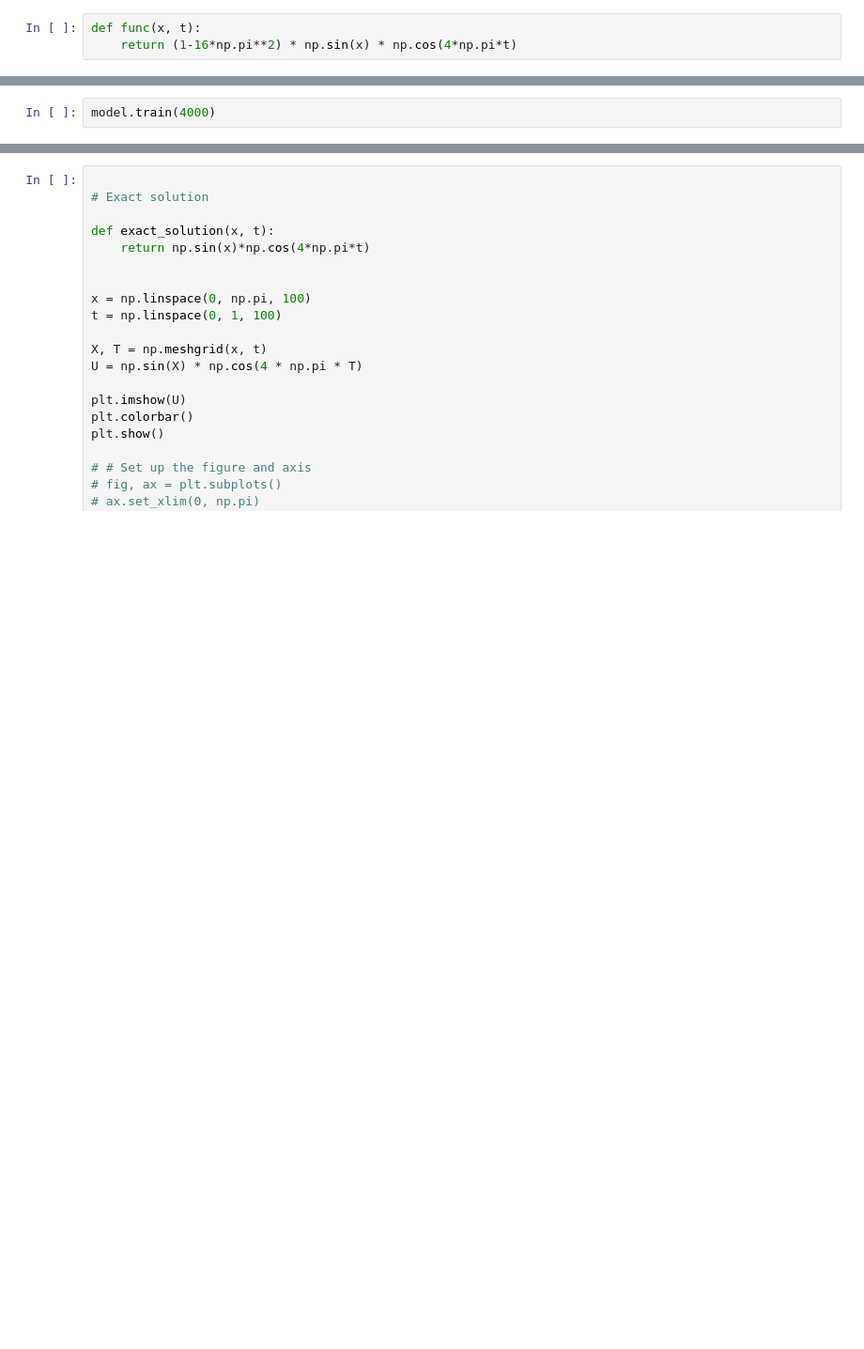
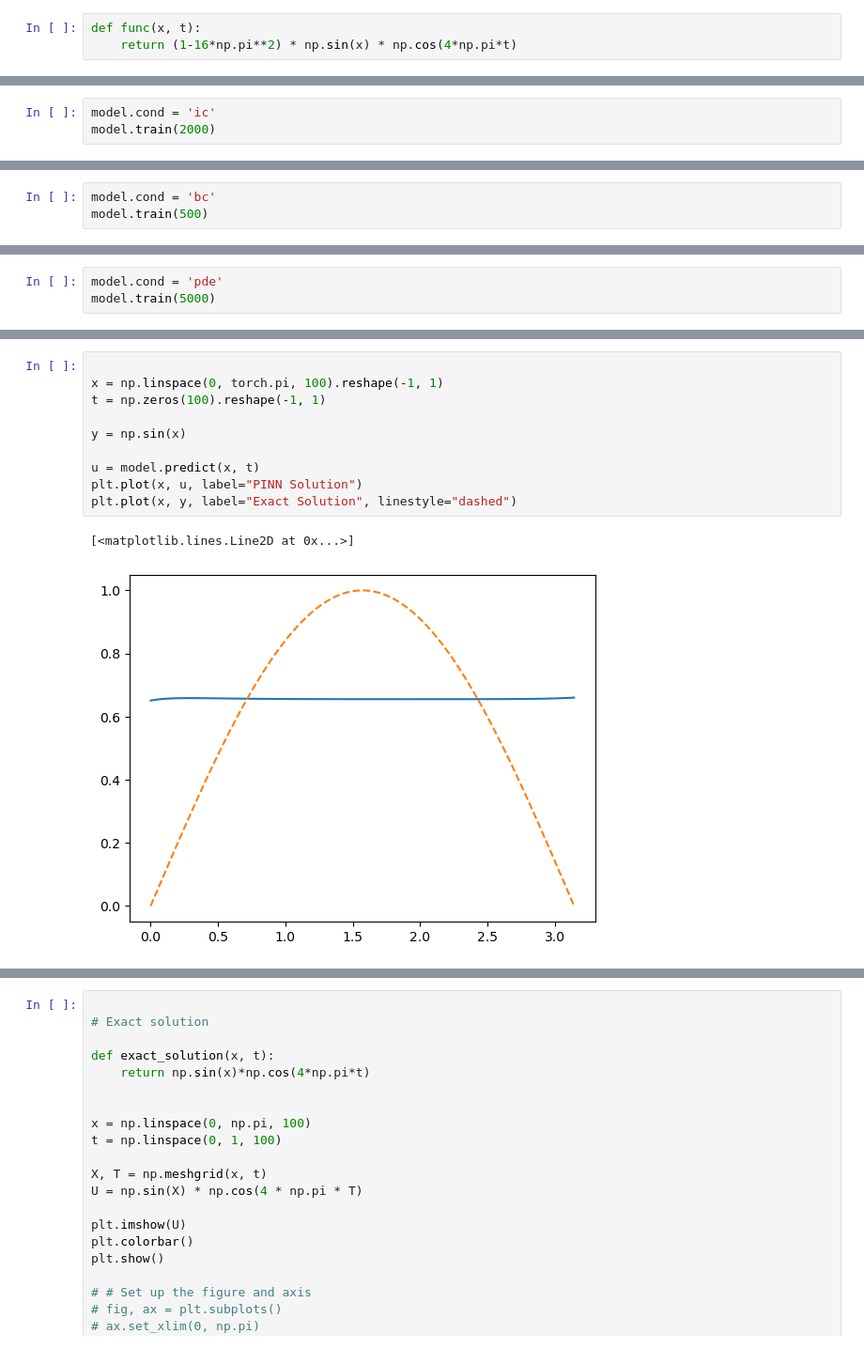
Before and after one commit to alleswe2k/PINNs, a Jupyter notebook: 1D_time_problem/time.ipynb, the cells around one changed output, grey strips where cells are left out. Shown at 94% size. Saved outputs shown, nothing was run; the diff lists cells and outputs as text; blank space fills up the shorter version.

Commit message:
Good time solution

```diff
--- a/1D_time_problem/time.ipynb
+++ b/1D_time_problem/time.ipynb
@@ -253,2 +245,0 @@ Collocation points: 1600
-# %%
-model.train(4000)
@@ -286,0 +246,3 @@ KeyboardInterrupt:
+# %%
+model.cond = 'ic'
+model.train(2000)
@@ -286,0 +267,3 @@ KeyboardInterrupt:
+# %%
+model.cond = 'bc'
+model.train(500)
@@ -286,0 +277,3 @@ KeyboardInterrupt:
+# %%
+model.cond = 'pde'
+model.train(5000)
@@ -286,0 +298,13 @@ KeyboardInterrupt:
+# %%
+
+x = np.linspace(0, torch.pi, 100).reshape(-1, 1)
+t = np.zeros(100).reshape(-1, 1)
+
+y = np.sin(x)
+
+u = model.predict(x, t)
+plt.plot(x, u, label="PINN Solution")
+plt.plot(x, y, label="Exact Solution", linestyle="dashed")
+# %% [output]
+[<matplotlib.lines.Line2D at 0x...>]
+[figure, added]
```
Also changed, not shown: parts of 17 cells of this notebook, 8 other files.
